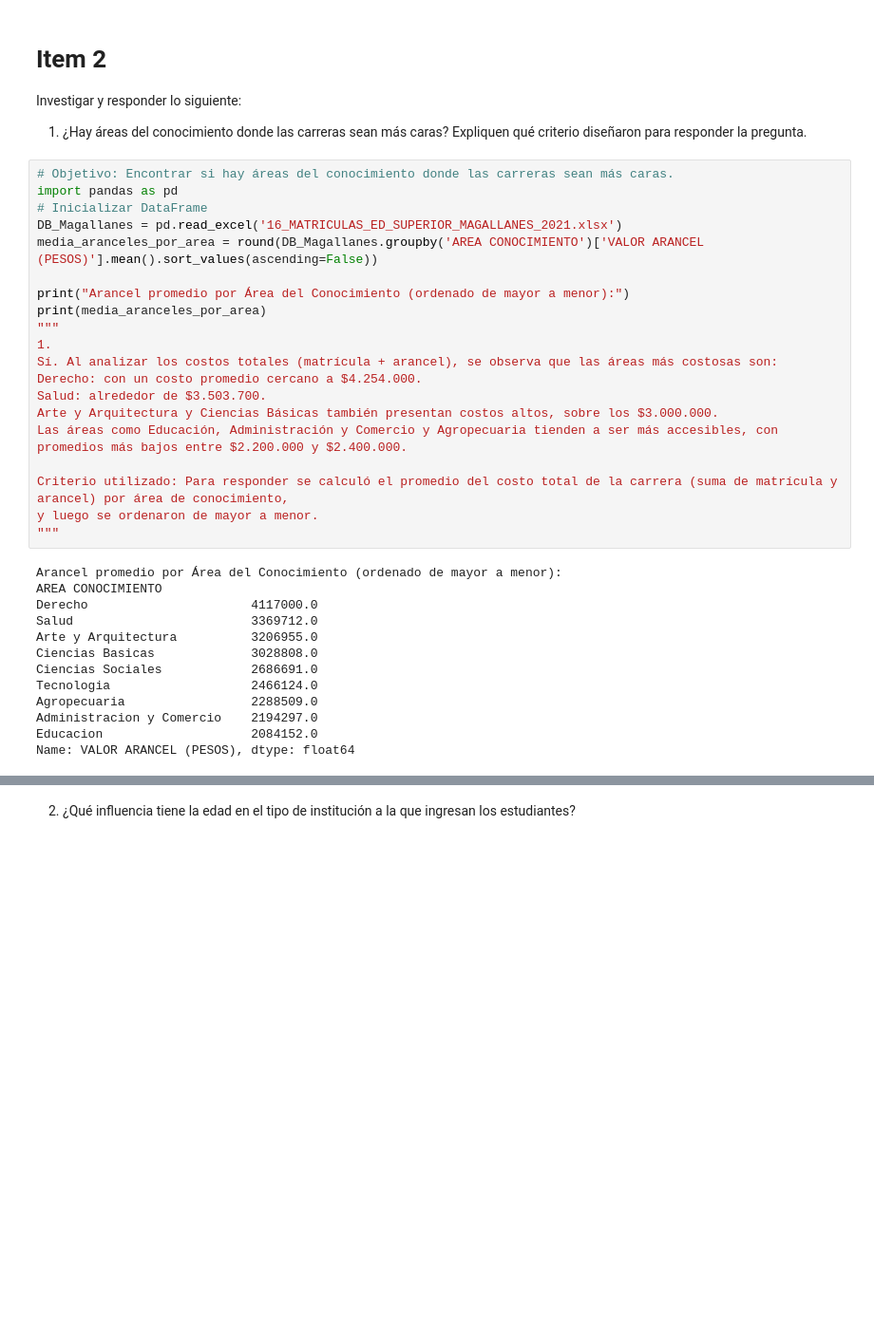
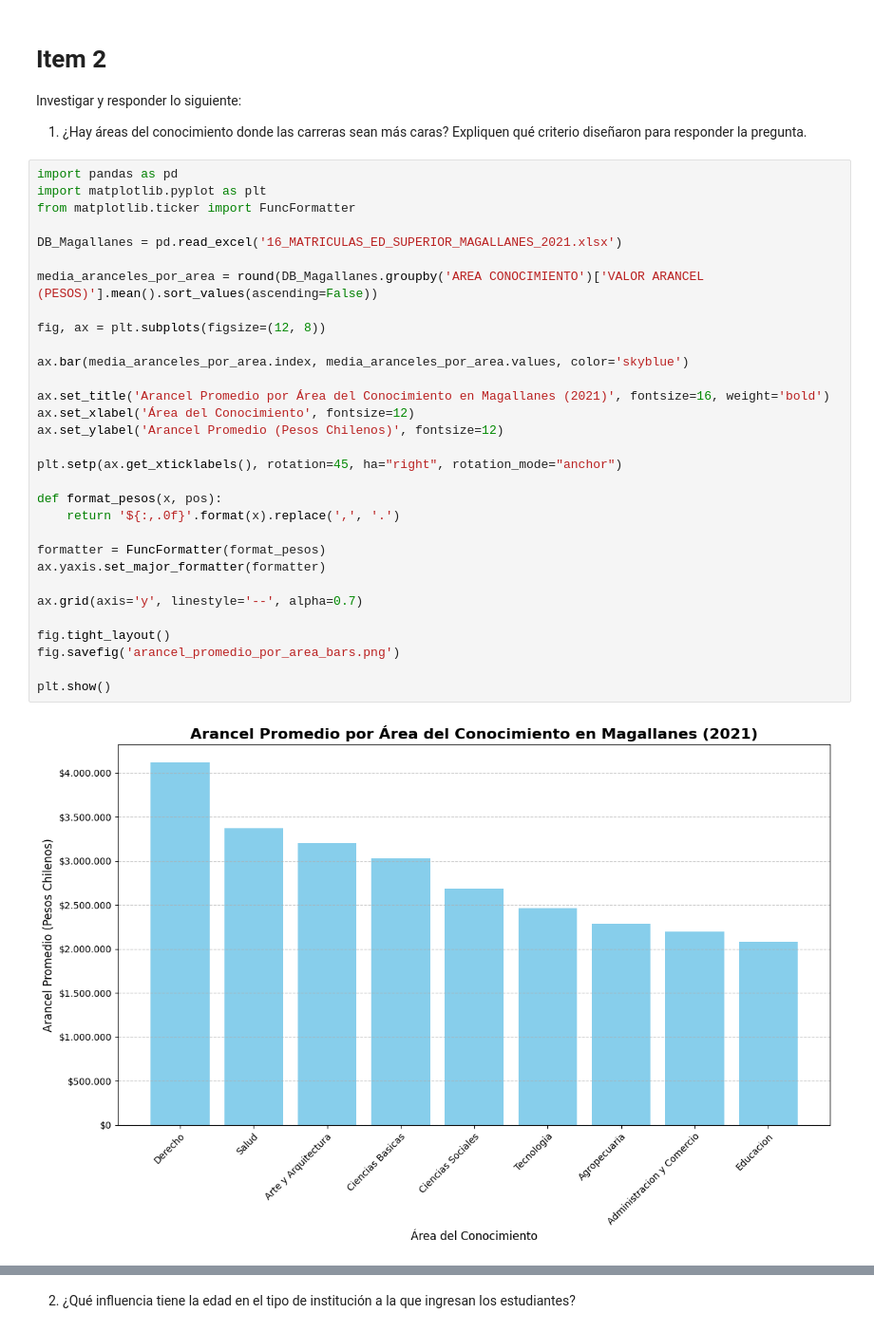
Before and after one commit to KenzoDev1/Estadistica, a Jupyter notebook: Trabajo practico/Hoja-De-Respuestas.ipynb, the cells around one changed output, grey strips where cells are left out. Shown: that part at 95% size. Saved outputs shown, nothing was run; the diff lists cells and outputs as text; blank space fills up the shorter version.

```diff
--- a/Trabajo practico/Hoja-De-Respuestas.ipynb
+++ b/Trabajo practico/Hoja-De-Respuestas.ipynb
@@ -156,35 +203,35 @@ Investigar y responder lo siguiente:
 
 1. ¿Hay áreas del conocimiento donde las carreras sean más caras? Expliquen qué criterio diseñaron para responder la pregunta.
 # %%
-# Objetivo: Encontrar si hay áreas del conocimiento donde las carreras sean más caras.
 import pandas as pd
-# Inicializar DataFrame
+import matplotlib.pyplot as plt
+from matplotlib.ticker import FuncFormatter
+
 DB_Magallanes = pd.read_excel('16_MATRICULAS_ED_SUPERIOR_MAGALLANES_2021.xlsx')
+
 media_aranceles_por_area = round(DB_Magallanes.groupby('AREA CONOCIMIENTO')['VALOR ARANCEL (PESOS)'].mean().sort_values(ascending=False))
 
-print("Arancel promedio por Área del Conocimiento (ordenado de mayor a menor):")
-print(media_aranceles_por_area)
-"""
-1.
-Sí. Al analizar los costos totales (matrícula + arancel), se observa que las áreas más costosas son:
-Derecho: con un costo promedio cercano a $4.254.000.
-Salud: alrededor de $3.503.700.
-Arte y Arquitectura y Ciencias Básicas también presentan costos altos, sobre los $3.000.000.
-Las áreas como Educación, Administración y Comercio y Agropecuaria tienden a ser más accesibles, con promedios más bajos entre $2.200.000 y $2.400.000.
+fig, ax = plt.subplots(figsize=(12, 8))
 
-Criterio utilizado: Para responder se calculó el promedio del costo total de la carrera (suma de matrícula y arancel) por área de conocimiento,
-y luego se ordenaron de mayor a menor.
-"""
+ax.bar(media_aranceles_por_area.index, media_aranceles_por_area.values, color='skyblue')
+
+ax.set_title('Arancel Promedio por Área del Conocimiento en Magallanes (2021)', fontsize=16, weight='bold')
+ax.set_xlabel('Área del Conocimiento', fontsize=12)
+ax.set_ylabel('Arancel Promedio (Pesos Chilenos)', fontsize=12)
+
+plt.setp(ax.get_xticklabels(), rotation=45, ha="right", rotation_mode="anchor")
+
+def format_pesos(x, pos):
+    return '${:,.0f}'.format(x).replace(',', '.')
+
+formatter = FuncFormatter(format_pesos)
+ax.yaxis.set_major_formatter(formatter)
+
+ax.grid(axis='y', linestyle='--', alpha=0.7)
+
+fig.tight_layout()
+fig.savefig('arancel_promedio_por_area_bars.png')
+
+plt.show()
 # %% [output]
-Arancel promedio por Área del Conocimiento (ordenado de mayor a menor):
-AREA CONOCIMIENTO
-Derecho                      4117000.0
-Salud                        3369712.0
-Arte y Arquitectura          3206955.0
-Ciencias Basicas             3028808.0
-Ciencias Sociales            2686691.0
-Tecnologia                   2466124.0
-Agropecuaria                 2288509.0
-Administracion y Comercio    2194297.0
-Educacion                    2084152.0
-Name: VALOR ARANCEL (PESOS), dtype: float64
+[figure, added]
```
Also changed, not shown: parts of 7 cells of this notebook, 1 other file.
